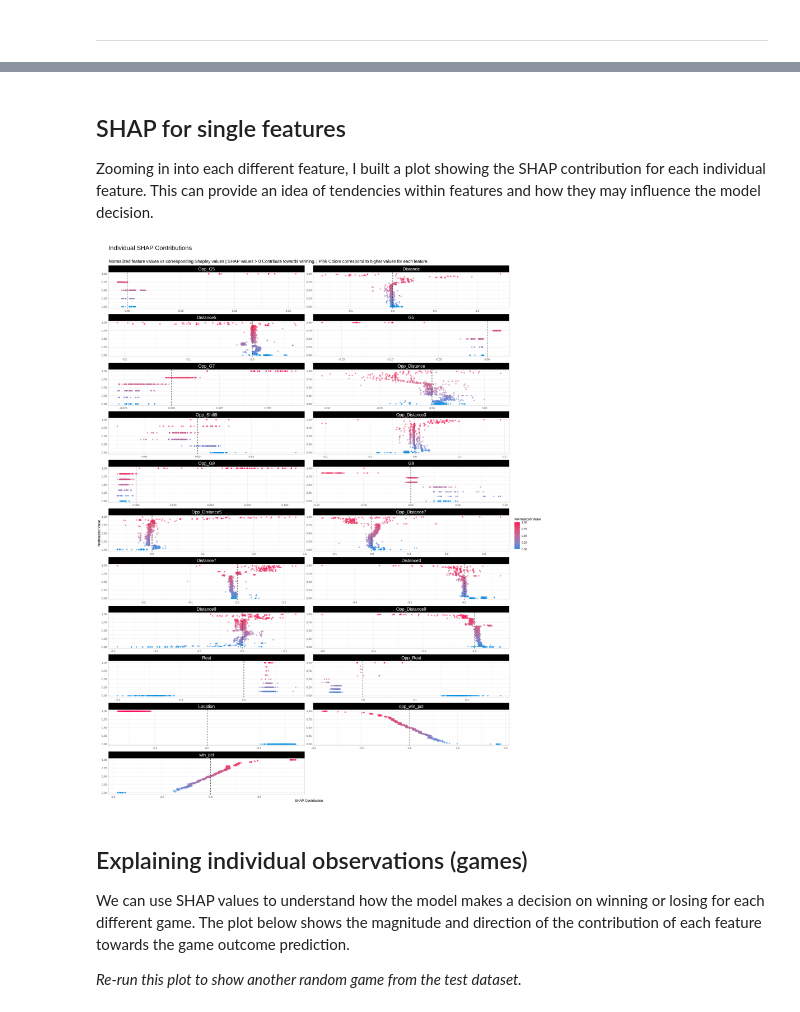
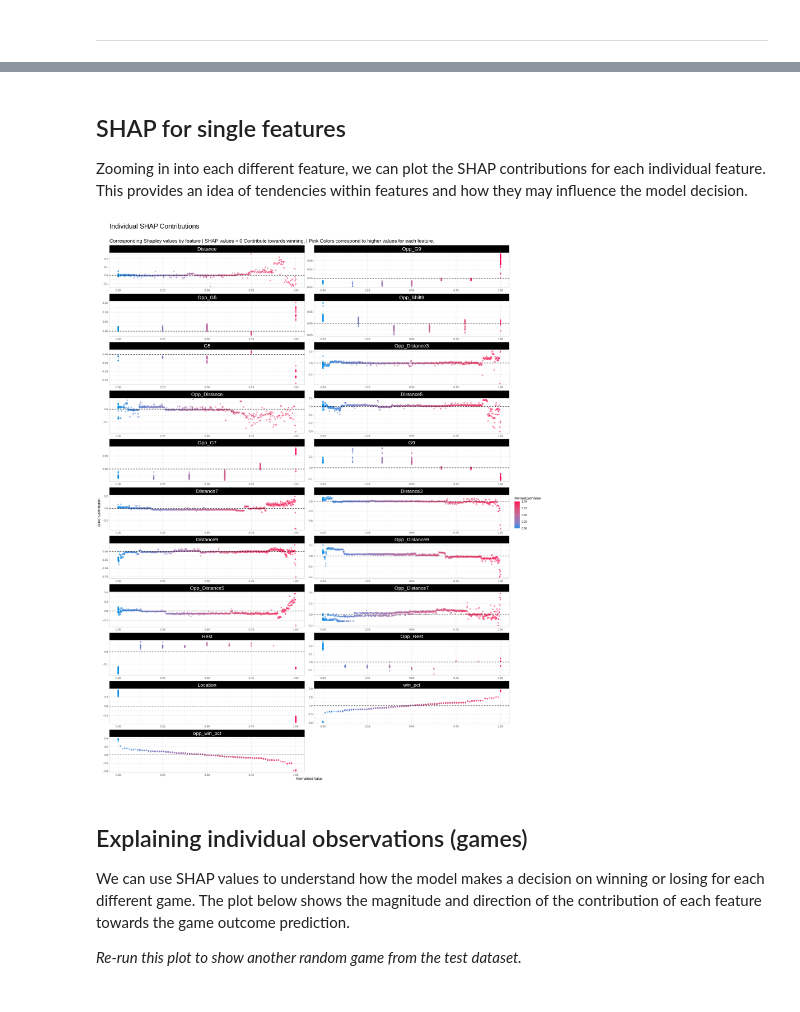
Before and after one commit to josedv82/NBA_Schedule_XGBoost_Classifier, a Jupyter notebook: NBA_Schedule_xgboost.ipynb, the cells around one changed output, grey strips where cells are left out. Saved outputs shown, nothing was run; the diff lists cells and outputs as text; code cells hidden in the pictures.

```diff
--- a/NBA_Schedule_xgboost.ipynb
+++ b/NBA_Schedule_xgboost.ipynb
@@ -324,27 +324,27 @@ print(shap_summary_plot)
 # %% [markdown]
 ## SHAP for single features
 
-Zooming in into each different feature, I built a plot showing the SHAP contribution for each individual feature. This can provide an idea of tendencies within features and how they may influence the model decision.
+Zooming in into each different feature, we can plot the SHAP contributions for each individual feature. This provides an idea of tendencies within features and how they may influence the model decision.
 # %%
 options(repr.plot.width=20, repr.plot.height=25)
 
 #individual feature SHAP scatter plots
 shap_summary_plot$data %>%
 select(feature, `SHAP Contribution` = contribution, `Normalized Value` = normalized_value) %>%
-ggplot(aes(y = `Normalized Value`, x = `SHAP Contribution`)) +
+ggplot(aes(x = `Normalized Value`, y = `SHAP Contribution`)) +
 geom_point(aes(color = `Normalized Value`), alpha = 0.5) +
-geom_vline(xintercept = 0, linetype = 2) +
+geom_hline(yintercept = 0, linetype = 2) +
 scale_colour_gradient(low = "#0990e5", high = "#fc0555") +
 facet_wrap(~feature, ncol = 2, scales = "free") +
 labs(title = "Individual SHAP Contributions \n",
-     subtitle = "Normalized feature values vs corresponding Shapley values | SHAP values > 0 Contribute towards winning. | Pink Colors correspond to higher values for each feature.") +
+     subtitle = "Corresponding Shapley values by feature | SHAP values > 0 Contribute towards winning. | Pink Colors correspond to higher values for each feature.") +
 theme_light() +
-theme(strip.text = element_text(size = 14),
+theme(strip.text = element_text(size = 16),
       strip.background = element_rect(fill = "black"),
-      plot.title = element_text(size = 20),
-      plot.subtitle = element_text(size = 14))
+      plot.title = element_text(size = 22),
+      plot.subtitle = element_text(size = 16))
 # %% [output]
-[figure, old version]
+[figure, new version]
 # %% [markdown]
 ## Explaining individual observations (games)
 
```
Also changed, not shown: parts of 15 cells of this notebook.
